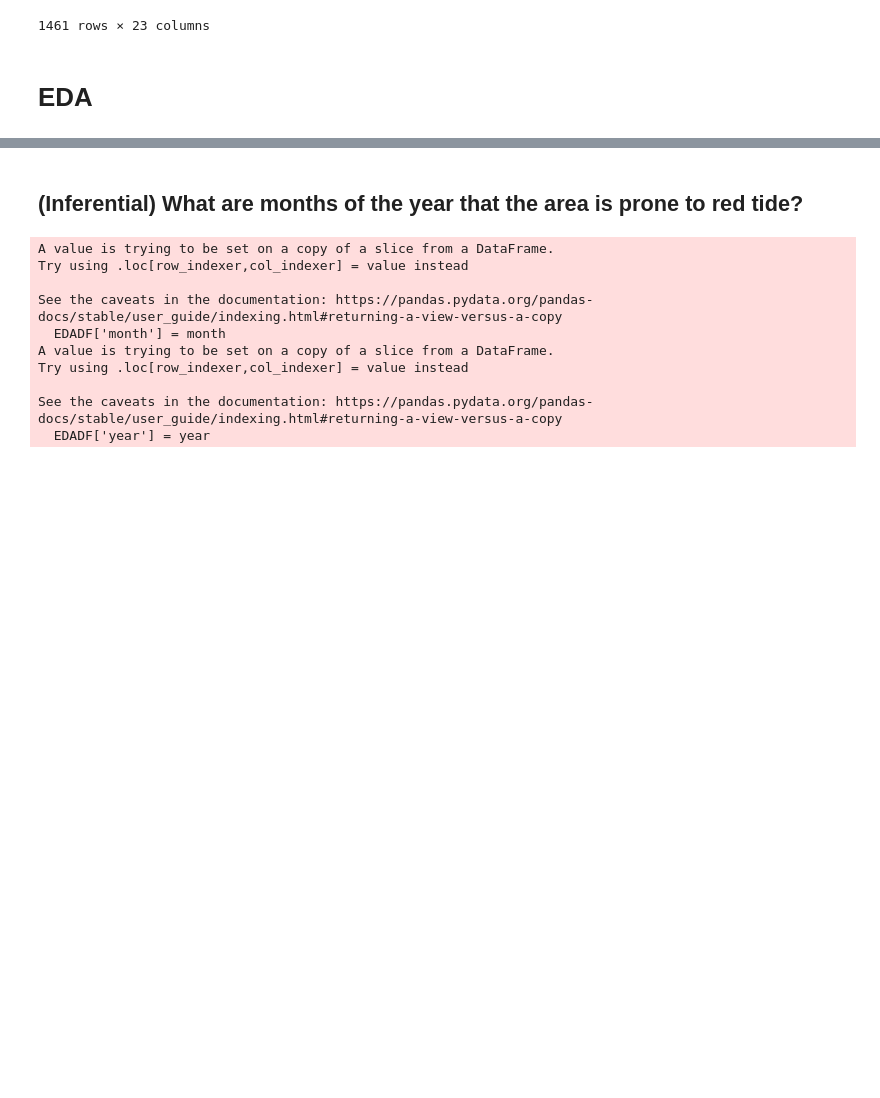
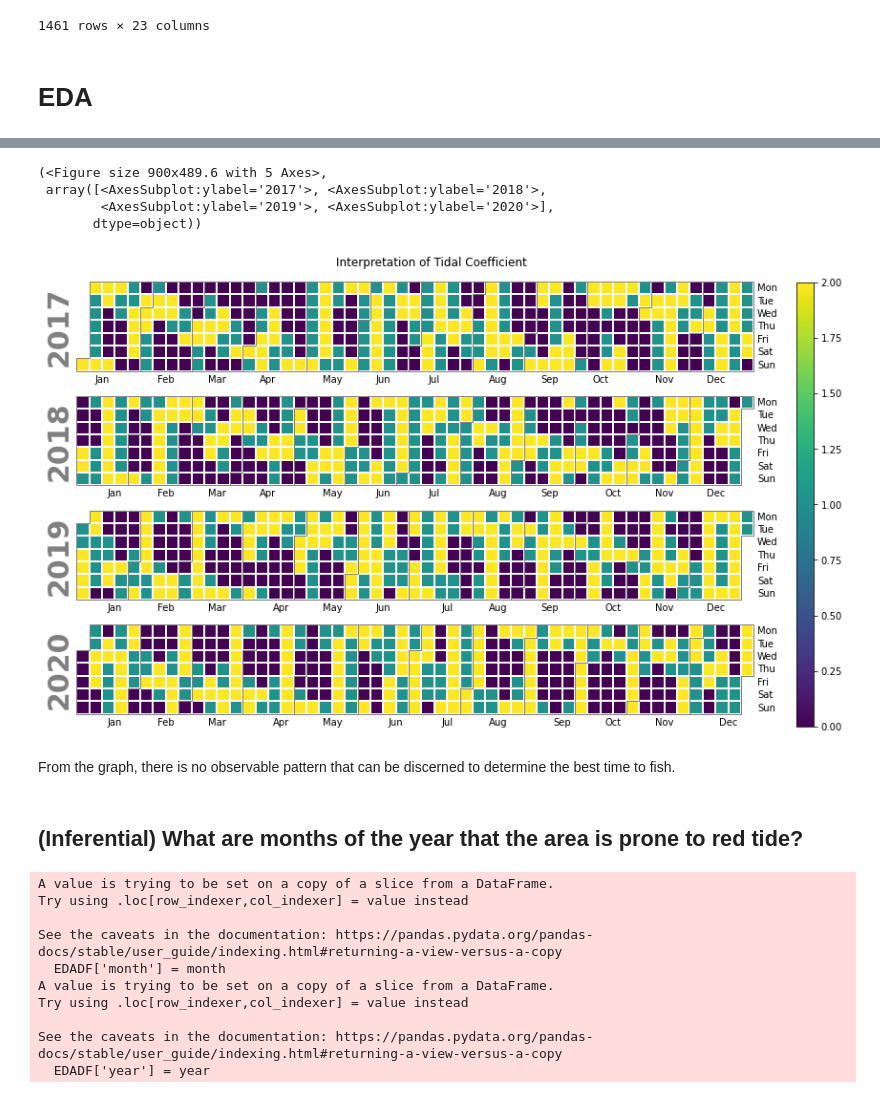
Before and after one commit to rlltj/OpenRefineFinalProject, a Jupyter notebook: OpenRefineMCO2(final).ipynb, the cells around one changed output, grey strips where cells are left out. Cells and saved outputs as stored; diff of their text form; code cells hidden in the pictures; blank space fills up the shorter version.

```diff
--- a/OpenRefineMCO2(final).ipynb
+++ b/OpenRefineMCO2(final).ipynb
@@ -878,0 +879,20 @@ finalDF.to_json(r'finalDF.json')
+# %%
+#Creating a function that can convert the Coefficient Interpretation into numerical values.
+def coeffConverter(checker):
+    if(checker == 'high'):
+        return 2
+    elif(checker == 'average'):
+        return 1
+    else:
+        return 0
+
+#def coeffConverter(checker):
+#    if(checker == 'high'):
+#        return 1
+#    else:
+#        return 1
+# %%
+#Creates a new dataframe with only the necessary columns, as well as the new column that converts coeff_interpretation in to numerical values.
+fishDF = finalDF[["date", "coeff_interpretation"]]
+fishDF['coeff_val'] = fishDF['coeff_interpretation'].apply(coeffConverter)
+fishDF
@@ -879,3 +918,16 @@ finalDF.to_json(r'finalDF.json')
+# %%
+#Creating a calendar heat map on the which days of the year are high, average, and low Tidal Coefficient.
+#fishDF = fishDF.set_index("date")
+
+calplot.calplot(fishDF["coeff_val"], suptitle="Interpretation of Tidal Coefficient", colorbar=True)
+# %% [output]
+(<Figure size 900x489.6 with 5 Axes>,
+ array([<AxesSubplot:ylabel='2017'>, <AxesSubplot:ylabel='2018'>,
+        <AxesSubplot:ylabel='2019'>, <AxesSubplot:ylabel='2020'>],
+       dtype=object))
+[figure, added]
+# %% [markdown]
+From the graph, there is no observable pattern that can be discerned to determine the best time to fish.
 # %% [markdown]
 ## (Inferential) What are months of the year that the area is prone to red tide?
 # %%
```
Also changed, not shown: parts of 34 cells of this notebook.
